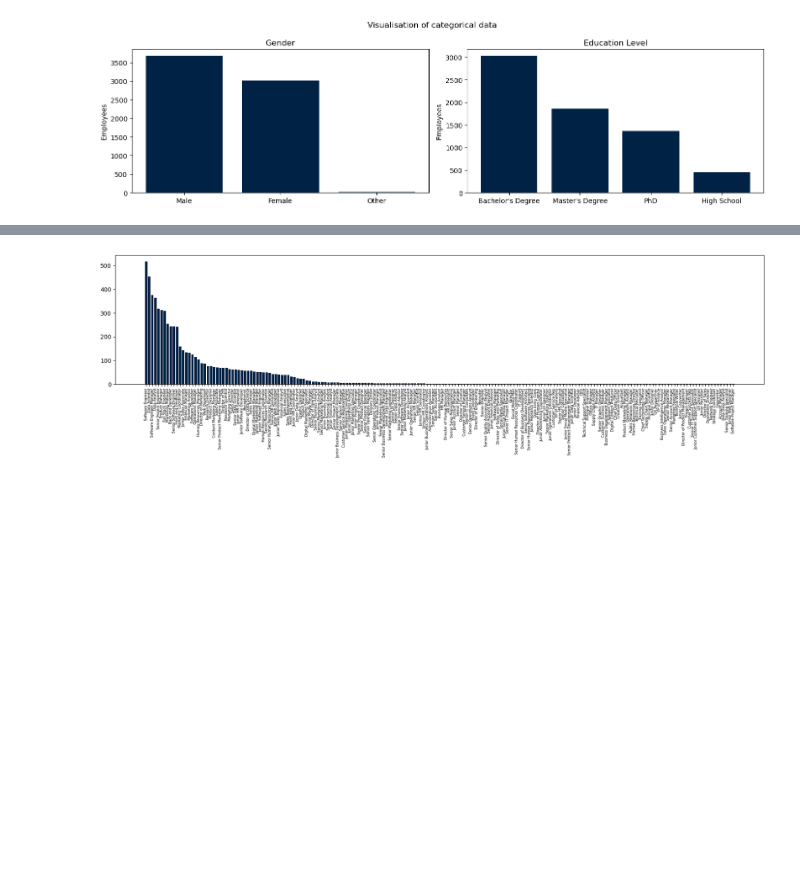
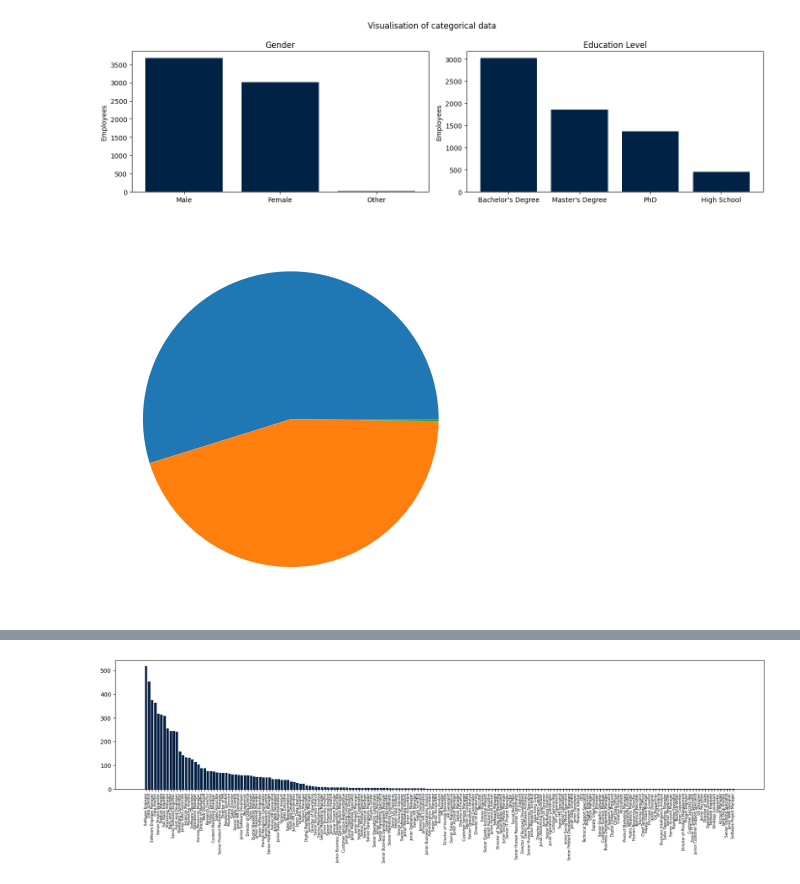
Before and after one commit to noyo0/ProgrammingForDataAnalysis, a Jupyter notebook: Project1/Project1.ipynb, the cells around one changed output, grey strips where cells are left out. Saved outputs shown, nothing was run; the diff lists cells and outputs as text; code cells hidden in the pictures; blank space fills up the shorter version.

```diff
--- a/Project1/Project1.ipynb
+++ b/Project1/Project1.ipynb
@@ -217,3 +231,8 @@ plt.tight_layout() #keep the text from overlapping
 plt.show()
 # %% [output]
 [figure]
+# %%
+plt.pie(df['Gender'].value_counts())
+plt.show()
+# %% [output]
+[figure, added]
```
Also changed, not shown: parts of 14 cells of this notebook.
